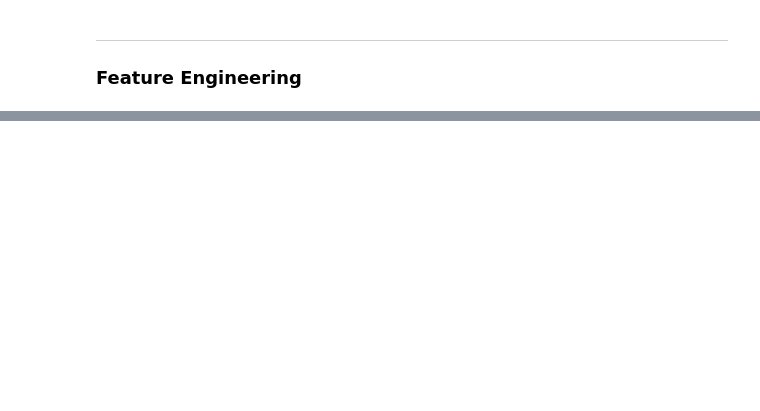
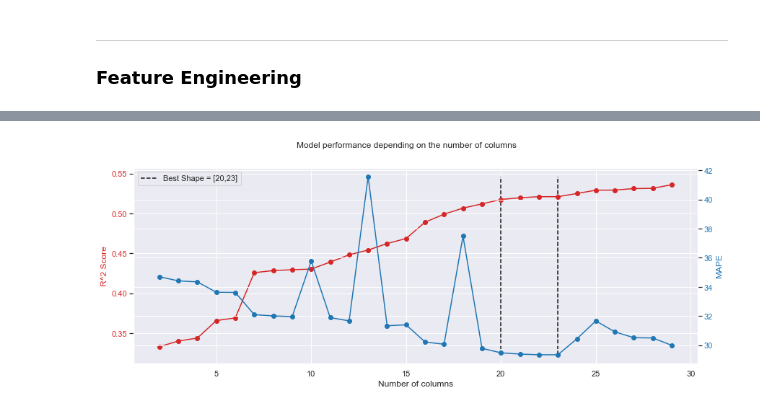
Before and after one commit to LudivineLacour/supervised-learning, a Jupyter notebook: code/preprocessing.ipynb, the cells around one changed output, grey strips where cells are left out. Cells and saved outputs as stored; diff of their text form; code cells hidden in the pictures; blank space fills up the shorter version.

Commit message:
improvement of preprocessing methods

```diff
--- a/code/preprocessing.ipynb
+++ b/code/preprocessing.ipynb
@@ -42,4 +75,5 @@ plt.show()
 # Creating  copy of initial dataframe in case of mistake
 
 df_scaled = df.copy()
+df_scaled_wo_dummies = df_wo_dummies.copy()
 # %%
@@ -117,0 +200,15 @@ X_new_RFE.head()
+# %%
+# Try a for loop to find the best number of columns
+r_score = []
+mape_list = []
+
+for i in range(2,30):
+    selection = RFE(estimator, i)
+    selection.fit(X_scaled,y_scaled)
+    print("Number of columns",i)
+    #print(X_scaled.columns[selection.support_])
+    y_pred_rfe = selection.predict(X_scaled)
+    r_score.append(r2_score(y_scaled,y_pred_rfe))
+    #print('R2 using RFE method:',r2_score(y_scaled,y_pred_rfe))
+    mape_list.append(mape(y_scaled,y_pred_rfe))
+    #print('MAPE:',mape(y_scaled,y_pred_rfe),'\n')
@@ -117,0 +233,30 @@ X_new_RFE.head()
+# %%
+# Drawing graph to show the result of model performance depending on the number of columns
+
+nb_cols = list(range(2,30))
+
+fig, ax1 = plt.subplots(figsize=(14,5))
+
+color = 'tab:red'
+ax1.plot(nb_cols, r_score, linestyle='-', marker='o', color=color)
+y0, y1 = ax1.get_ylim()
+ax1.vlines(x=23,ymin=y0,ymax=y1, linestyle='dashed', label='Best Shape = [20,23]')
+ax1.vlines(x=20,ymin=y0,ymax=y1, linestyle='dashed')
+ax1.set_xlabel('Number of columns')
+ax1.set_ylabel('R^2 Score', color=color)
+ax1.tick_params(axis='y', labelcolor=color)
+ax1.legend()
+
+ax2 = ax1.twinx()  # instantiate a second axes that shares the same x-axis
+
+color = 'tab:blue'
+ax2.set_ylabel('MAPE', color=color)
+ax2.plot(nb_cols, mape_list, linestyle='-', marker='o', color=color)
+ax2.tick_params(axis='y', labelcolor=color)
+
+fig.suptitle('Model performance depending on the number of columns')
+#fig.tight_layout()  # otherwise the right y-label is slightly clipped
+plt.savefig('../img/rfe_method_model_performance.png')
+plt.show()
+# %% [output]
+[figure, added]
```
Also changed, not shown: parts of 24 cells of this notebook, 5 other files.
